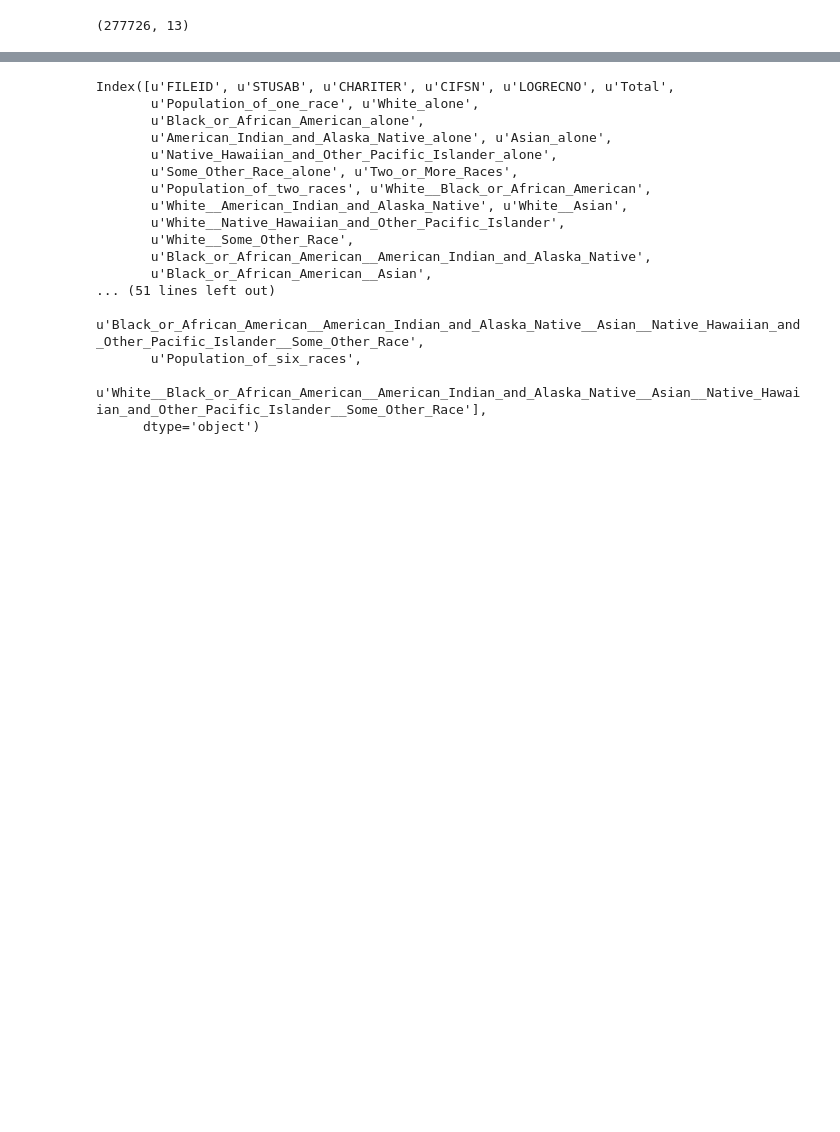
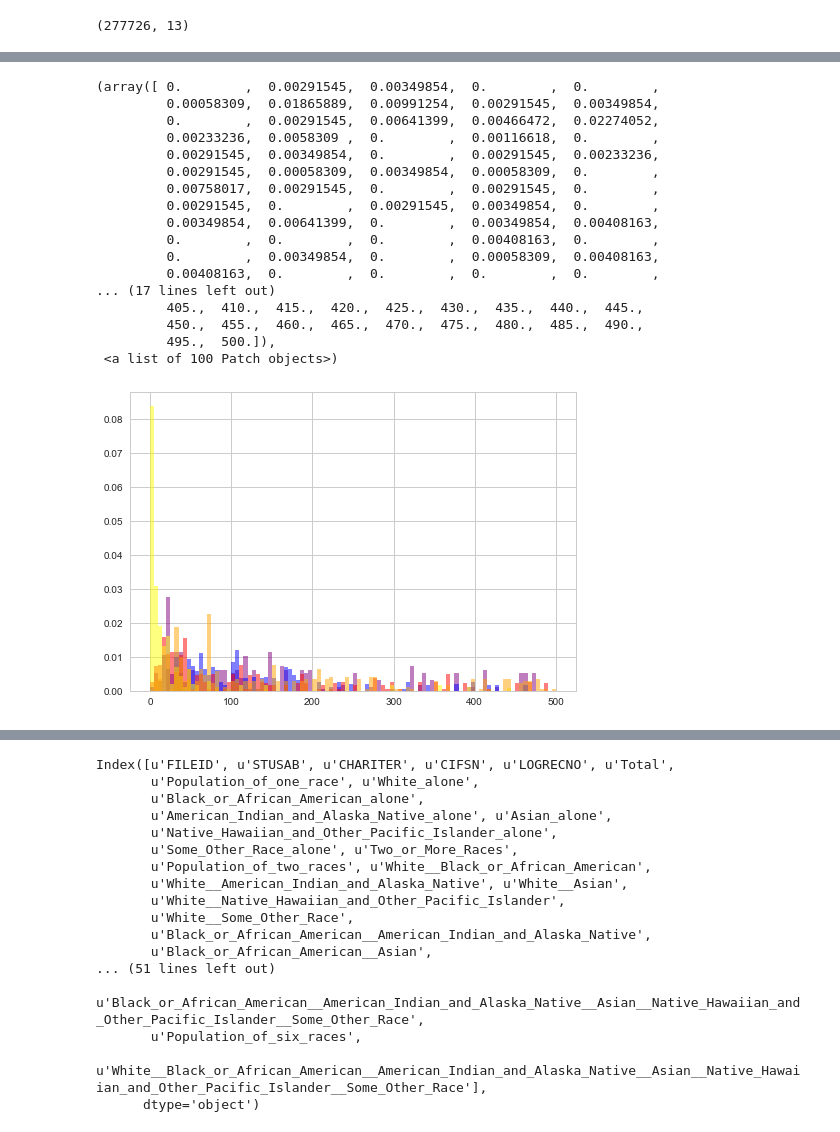
Before and after one commit to chingnaw/D4D-W205-Final, a Jupyter notebook: TN_exploratory_data_analysis.ipynb, the cells around one changed output, grey strips where cells are left out. Cells and saved outputs as stored; diff of their text form; code cells hidden in the pictures; blank space fills up the shorter version.

```diff
--- a/TN_exploratory_data_analysis.ipynb
+++ b/TN_exploratory_data_analysis.ipynb
@@ -230,0 +260,27 @@ p3_edited.head()
+# %%
+##zoom in
+plt.hist(p3_w_county_name['White_alone'], bins=100, range=[0,500], color='green', alpha=.5, normed=True)
+plt.hist(p3_w_county_name['Black_or_African_American_alone'], bins=100, range=[0,500], color='purple',alpha=.5, normed=True)
+plt.hist(p3_w_county_name['American_Indian_and_Alaska_Native_alone'], bins=100, range=[0,500], color='blue',alpha=.5, normed=True)
+plt.hist(p3_w_county_name['Asian_alone'], bins=100, range=[0,500], color='red',alpha=.5, normed=True)
+plt.hist(p3_w_county_name['Native_Hawaiian_and_Other_Pacific_Islander_alone'], bins=100, range=[0,500], color='yellow',alpha=.5, normed=True)
+plt.hist(p3_w_county_name['Some_Other_Race_alone'], bins=100, range=[0,500], color='orange',alpha=.5, normed=True)
+# %% [output]
+(array([ 0.        ,  0.00291545,  0.00349854,  0.        ,  0.        ,
+         0.00058309,  0.01865889,  0.00991254,  0.00291545,  0.00349854,
+         0.        ,  0.00291545,  0.00641399,  0.00466472,  0.02274052,
+         0.00233236,  0.0058309 ,  0.        ,  0.00116618,  0.        ,
+         0.00291545,  0.00349854,  0.        ,  0.00291545,  0.00233236,
+         0.00291545,  0.00058309,  0.00349854,  0.00058309,  0.        ,
+         0.00758017,  0.00291545,  0.        ,  0.00291545,  0.        ,
+         0.00291545,  0.        ,  0.00291545,  0.00349854,  0.        ,
+         0.00349854,  0.00641399,  0.        ,  0.00349854,  0.00408163,
+         0.        ,  0.        ,  0.        ,  0.00408163,  0.        ,
+         0.        ,  0.00349854,  0.        ,  0.00058309,  0.00408163,
+         0.00408163,  0.        ,  0.        ,  0.        ,  0.        ,
+... (17 lines left out)
+         405.,  410.,  415.,  420.,  425.,  430.,  435.,  440.,  445.,
+         450.,  455.,  460.,  465.,  470.,  475.,  480.,  485.,  490.,
+         495.,  500.]),
+ <a list of 100 Patch objects>)
+[figure, added]
```
Also changed, not shown: parts of 12 cells of this notebook, 20 other files.
